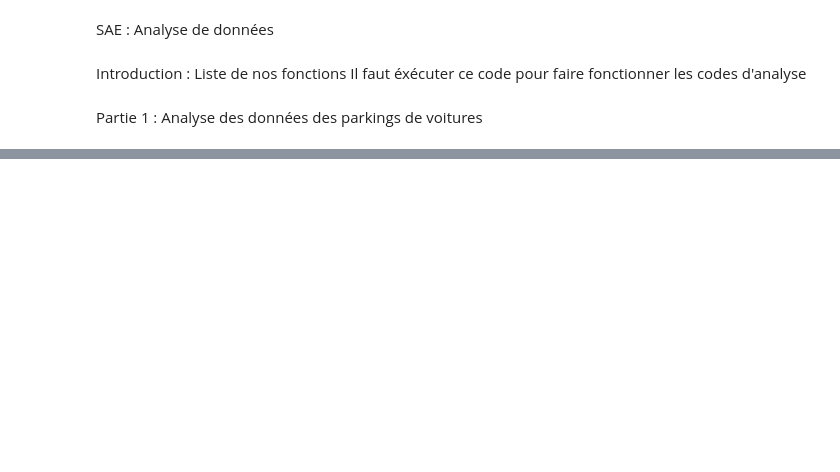
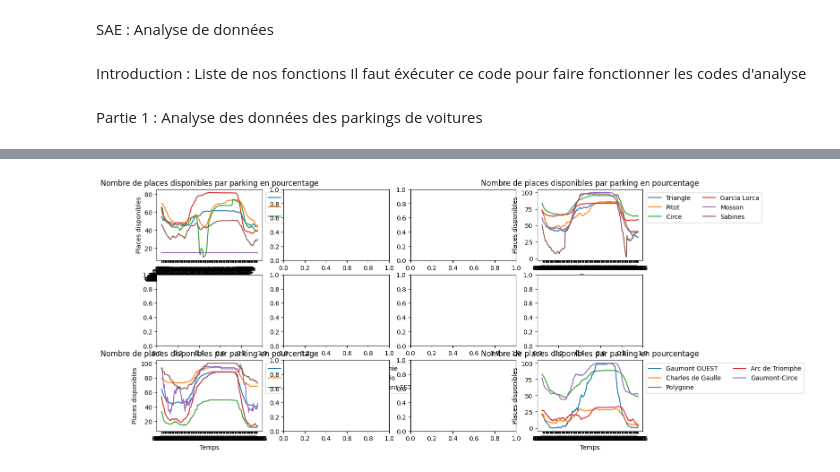
Before and after one commit to DUPUISMax/SAE_donn-es, a Jupyter notebook: analyse/Donnee.ipynb, the cells around one changed output, grey strips where cells are left out. Drawn from its saved outputs; the diff is of its cells as text; code cells hidden in the pictures; blank space fills up the shorter version.

```diff
--- a/analyse/Donnee.ipynb
+++ b/analyse/Donnee.ipynb
@@ -188,9 +188,99 @@ def affichageDuree(x,y,repetition, temps, duree):
     # Sélectionner les ticks à afficher (chaque 5ème élément)
     interval = 6  # Afficher tous les 5 éléments
     ticks_to_display = duree[:len(duree):interval]  # Sélectionner tous les 5 éléments de data2
-    plt.setp(axs[0, 0].xaxis.get_majorticklabels(), rotation=45, ha="right")
+    plot.setp(axs[0, 0].xaxis.get_majorticklabels(), rotation=45, ha="right")
 
     # Appliquer les ticks à l'axe des x
     axs[0, 0].set_xticks(ticks_to_display)
 # %% [markdown]
 Partie 1 : Analyse des données des parkings de voitures
+# %%
+import matplotlib.pyplot as plt
+import json
+
+fichierVoiture = "22.01.8h00.json"
+
+# Ensure the correct path to the data files
+with open('../données/Voiture/'+fichierVoiture, 'r') as file:
+    data = json.load(file)
+
+with open('../données/Voiture/placeTotal/placeTotalVoiture.json', 'r') as file:
+    data3 = json.load(file)
+
+repetition = len(data)
+data2 = tempsConversion("22.01.8h00", repetition)
+
+# Création de l'image
+fig, axs = plt.subplots(3, 4, figsize=(14, 7))  # 3 lignes, 4 colonne
+
+# Premier graphique
+axs[0,0].set_title('Nombre de places disponibles par parking en pourcentage')
+
+for i, (parking_name, places) in enumerate(list(chargevoiture(data).items())[:6]) :
+    for parking_name_tot, placestot in chargetotal(data3).items():
+        if parking_name == parking_name_tot:
+            axs[0,0].plot(data2, pourcentage(places, placestot[0]), label=parking_name)
+
+axs[0,0].set_xlabel('Temps')
+axs[0,0].set_ylabel('Places disponibles')
+axs[0,0].legend(loc='upper left', bbox_to_anchor=(1, 1), ncol=2)
+
+# Deuxième graphique
+
+axs[0,3].set_title('Nombre de places disponibles par parking en pourcentage')
+for i, (parking_name, places) in enumerate(list(chargevoiture(data).items())[7:13]) :
+    for parking_name_tot, placestot in chargetotal(data3).items():
+        if parking_name == parking_name_tot:
+            axs[0,3].plot(data2, pourcentage(places, placestot[0]), label=parking_name)
+
+axs[0,3].set_xlabel('Temps')
+axs[0,3].set_ylabel('Places disponibles')
+axs[0,3].legend(loc='upper left', bbox_to_anchor=(1, 1), ncol=2)
+
+# Troisième graphique
+axs[2,0].set_title('Nombre de places disponibles par parking en pourcentage')
+for i, (parking_name, places) in enumerate(list(chargevoiture(data).items())[13:19]) :
+    for parking_name_tot, placestot in chargetotal(data3).items():
+        if parking_name == parking_name_tot:
+            axs[2,0].plot(data2, pourcentage(places, placestot[0]), label=parking_name)
+
+axs[2,0].set_xlabel('Temps')
+axs[2,0].set_ylabel('Places disponibles')
+axs[2,0].legend(loc='upper left', bbox_to_anchor=(1, 1), ncol=2)
+
+# Quatrième graphique
+axs[2,3].set_title('Nombre de places disponibles par parking en pourcentage')
+for i, (parking_name, places) in enumerate(list(chargevoiture(data).items())[19:25]) :
+    for parking_name_tot, placestot in chargetotal(data3).items():
+        if parking_name == parking_name_tot:
+            axs[2,3].plot(data2, pourcentage(places, placestot[0]), label=parking_name)
+axs[2,3].set_xlabel('Temps')
+axs[2,3].set_ylabel('Places disponibles')
+axs[2,3].legend(loc='upper left', bbox_to_anchor=(1, 1), ncol=2)
+
+
+# appel d'une fonction permettant l'affichage de la durée de la simulation de manière plus lisible
+affichageDuree(0,0,6,data2,axs)
+affichageDuree(0,3,6,data2,axs)
+affichageDuree(2,0,6,data2,axs)
+affichageDuree(2,3,6,data2,axs)
+
+# Laisser ligne et colonne vide vide
+fig.delaxes(axs[0, 1])
+fig.delaxes(axs[0, 2])
+fig.delaxes(axs[1, 1])
+fig.delaxes(axs[1, 2])
+fig.delaxes(axs[1, 0])
+fig.delaxes(axs[2, 1])
+fig.delaxes(axs[2, 2])
+fig.delaxes(axs[1, 3])
+
+# Ajuster la taille du graphique pour laisser de la place à la légende
+fig.subplots_adjust(right=0.7)
+
+# Afficher le graphique
+plt.show()
+
+# curseur sur la heatmap
+MEF(data)
+# %% [output]
@@ -196,0 +291 @@ Partie 1 : Analyse des données des parkings de voitures
+[figure, added]
```
Also changed, not shown: parts of 1 cell of this notebook, 1 other file.
